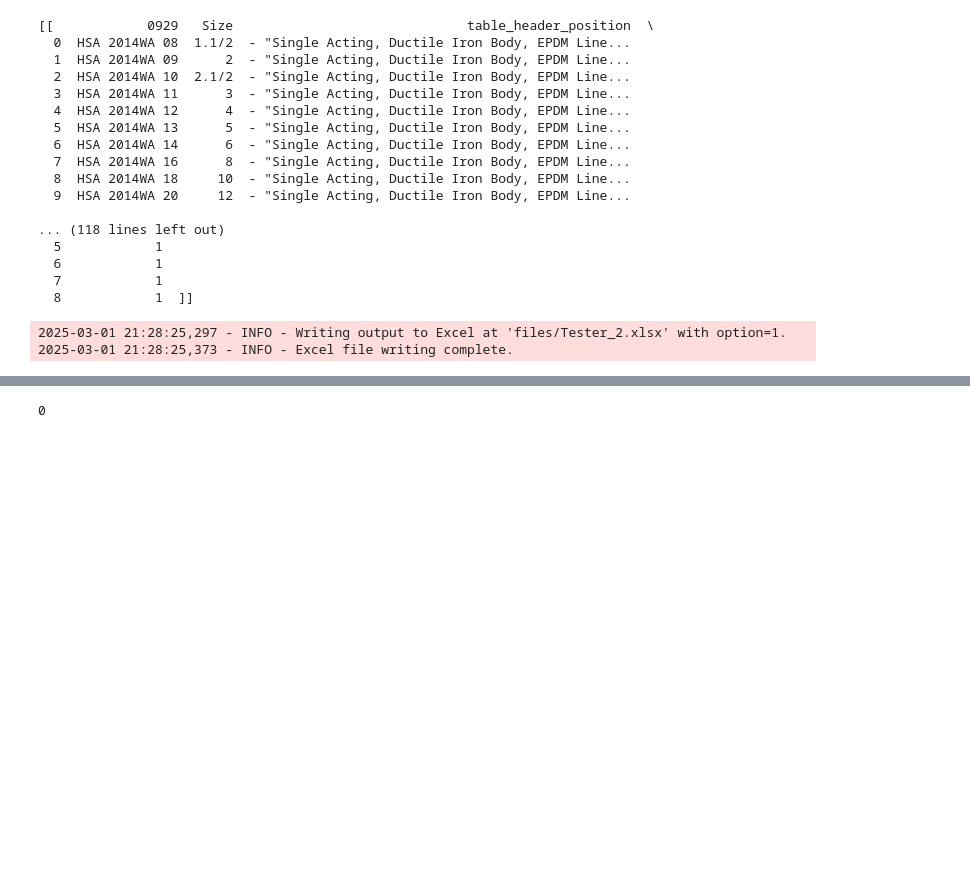
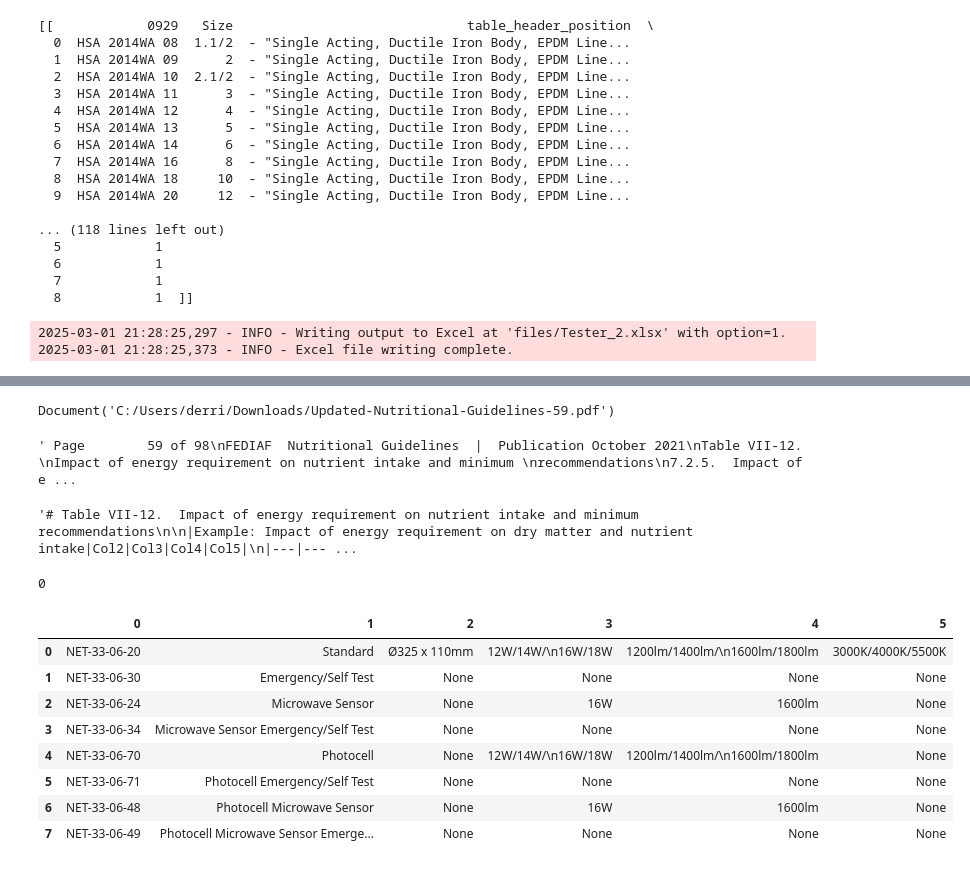
Before and after one commit to Derrick015/PDF_Table_Extractor_AI, a Jupyter notebook: notebook.ipynb, the cells around one changed output, grey strips where cells are left out. Cells and saved outputs as stored; diff of their text form; code cells hidden in the pictures; blank space fills up the shorter version.

```diff
--- a/notebook.ipynb
+++ b/notebook.ipynb
@@ -366,3 +394,25 @@ write_output_final(output_final, excel_path='files/Tester_2.xlsx', option=1, gap
+# %%
+import pymupdf
+pdf_path = select_pdf_file()
+
+# Open some document, for example a PDF (could also be EPUB, XPS, etc.)
+doc = pymupdf.open(pdf_path)
+doc
+# %% [output]
+Document('C:/Users/derri/Downloads/Updated-Nutritional-Guidelines-59.pdf')
+# %%
+doc[0].get_text()
+# %% [output]
+' Page        59 of 98\nFEDIAF  Nutritional Guidelines  |  Publication October 2021\nTable VII-12.  \nImpact of energy requirement on nutrient intake and minimum \nrecommendations\n7.2.5.  Impact of e ...
+# %%
+# Save markdown text to file
+with open('output.md', 'w', encoding='utf-8') as f:
+    f.write(md_text)
+
+# Also display the markdown text
+md_text
+# %% [output]
+'# Table VII-12.  Impact of energy requirement on nutrient intake and minimum recommendations\n\n|Example: Impact of energy requirement on dry matter and nutrient intake|Col2|Col3|Col4|Col5|\n|---|--- ...
 # %%
 import pymupdf
 
@@ -385,3 +553,22 @@ num_tables
+# %%
+import pandas as pd
+
+# Get first table and convert to DataFrame
+tab1 = tabs[0]
+table_data = tab1.extract()
+
+df = pd.DataFrame(table_data) # Convert list of lists to DataFrame
+df # Display the DataFrame
+# %% [output]
+|  | 0 | 1 | 2 | 3 | 4 | 5 |
+| 0 | NET-33-06-20 | Standard | Ø325 x 110mm | 12W/14W/\n16W/18W | 1200lm/1400lm/\n1600lm/1800lm | 3000K/4000K/5500K |
+| 1 | NET-33-06-30 | Emergency/Self Test | None | None | None | None |
+| 2 | NET-33-06-24 | Microwave Sensor | None | 16W | 1600lm | None |
+| 3 | NET-33-06-34 | Microwave Sensor Emergency/Self Test | None | None | None | None |
+| 4 | NET-33-06-70 | Photocell | None | 12W/14W/\n16W/18W | 1200lm/1400lm/\n1600lm/1800lm | None |
+| 5 | NET-33-06-71 | Photocell Emergency/Self Test | None | None | None | None |
+| 6 | NET-33-06-48 | Photocell Microwave Sensor | None | 16W | 1600lm | None |
+| 7 | NET-33-06-49 | Photocell Microwave Sensor Emerge... | None | None | None | None |
 # %%
 # import os
 # from PyPDF2 import PdfReader, PdfWriter
```
Also changed, not shown: parts of 4 cells of this notebook, 7 other files.
